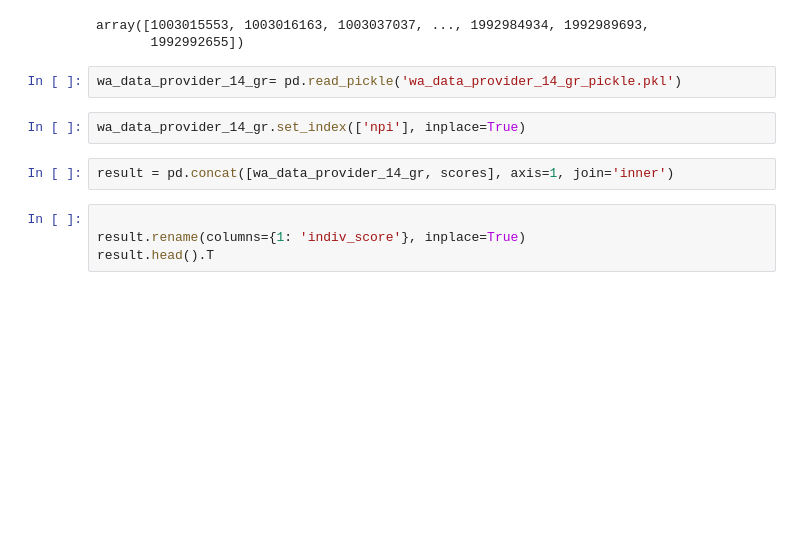
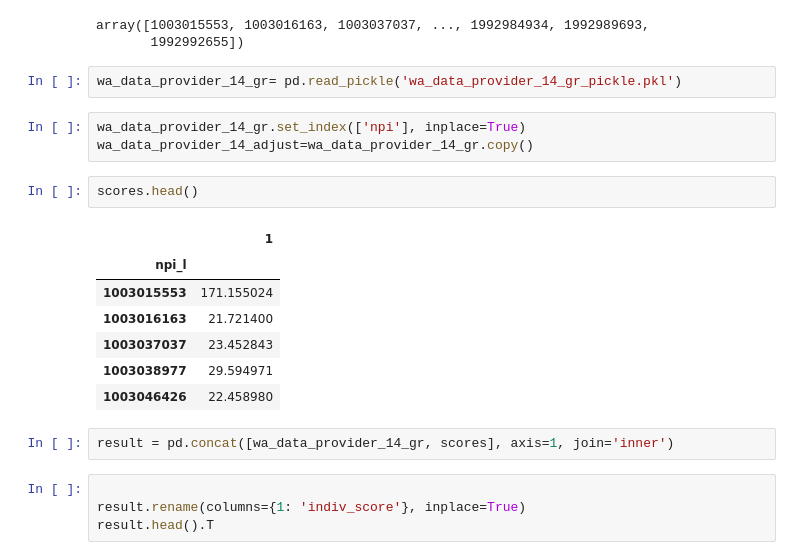
Before and after one commit to aurel1212/Capstone-TBD, a Jupyter notebook: model_testing.ipynb, the cells around one changed output. Cells and saved outputs as stored; diff of their text form; blank space fills up the shorter version.

```diff
--- a/model_testing.ipynb
+++ b/model_testing.ipynb
@@ -307,6 +374,17 @@ array([1003015553, 1003016163, 1003037037, ..., 1992984934, 1992989693,
 wa_data_provider_14_gr= pd.read_pickle('wa_data_provider_14_gr_pickle.pkl')
 # %%
 wa_data_provider_14_gr.set_index(['npi'], inplace=True)
+wa_data_provider_14_adjust=wa_data_provider_14_gr.copy()
+# %%
+scores.head()
+# %% [output]
+|  | 1 |
+| npi_l |  |
+| 1003015553 | 171.155024 |
+| 1003016163 | 21.721400 |
+| 1003037037 | 23.452843 |
+| 1003038977 | 29.594971 |
+| 1003046426 | 22.458980 |
 # %%
 result = pd.concat([wa_data_provider_14_gr, scores], axis=1, join='inner')
 # %%
```
Also changed, not shown: parts of 18 cells of this notebook.
